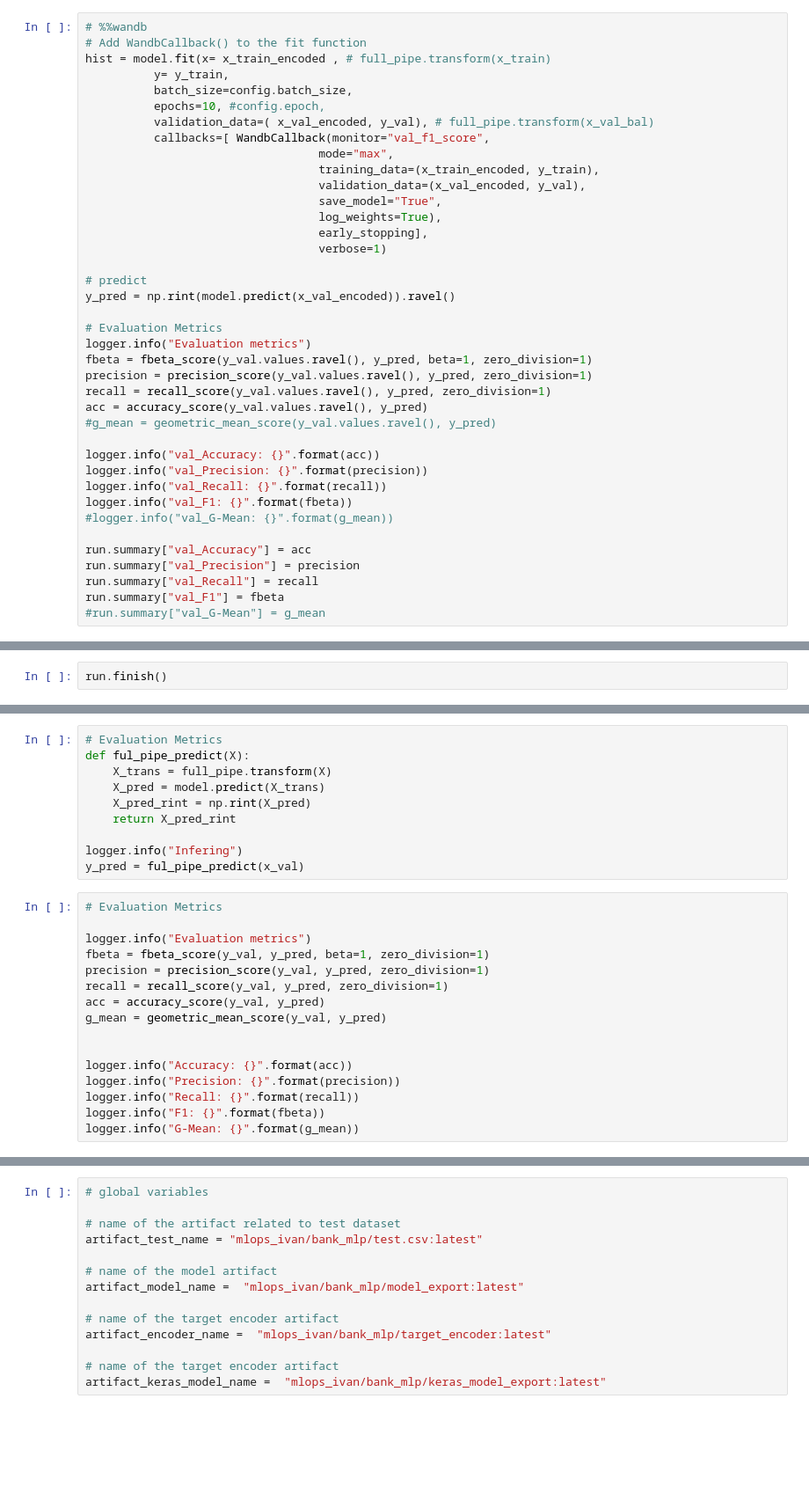
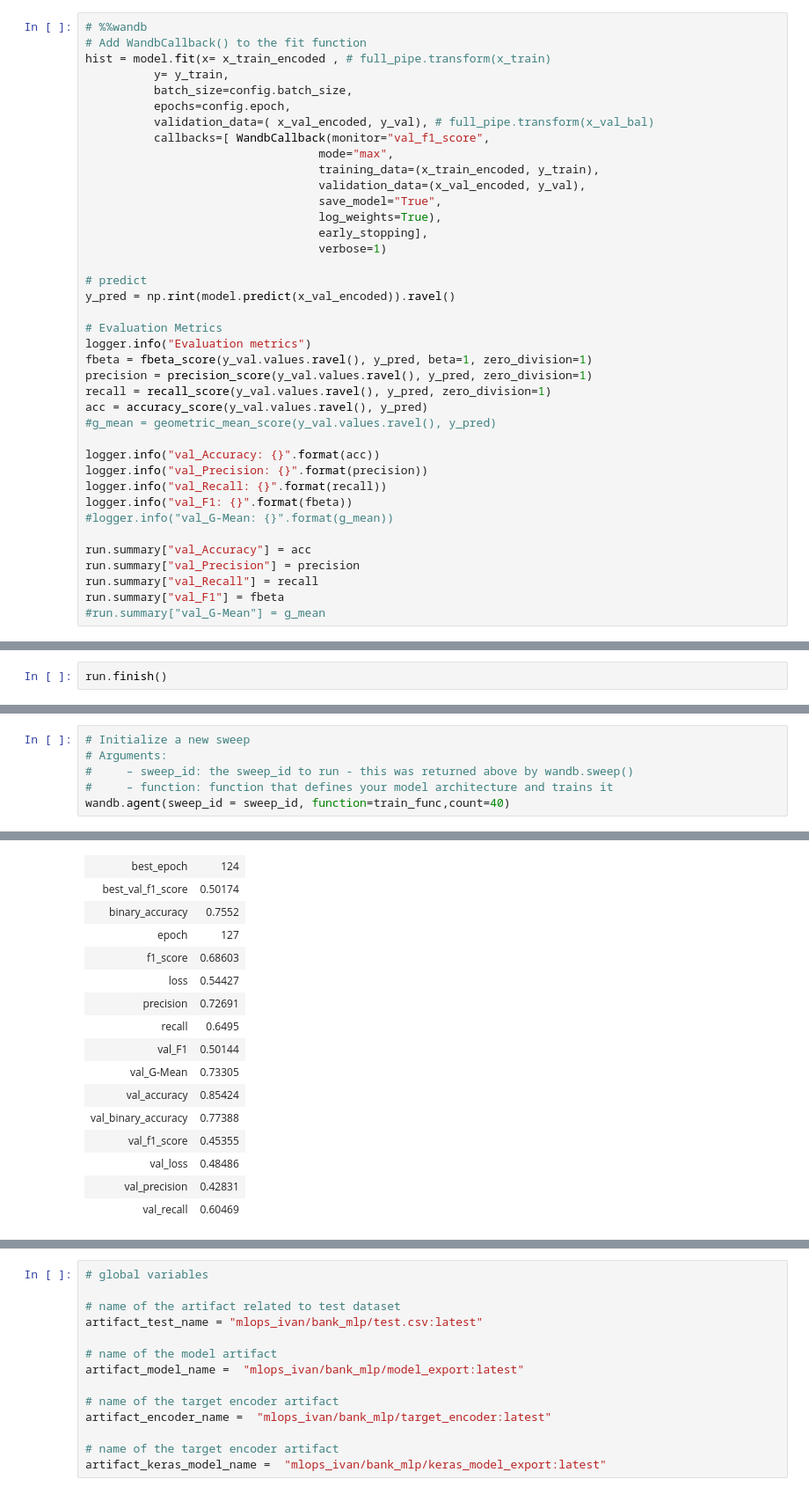
Before and after one commit to francisvalguedes/bank_marketing_mlp, a Jupyter notebook: model/train_test.ipynb, the cells around one changed output, grey strips where cells are left out. Shown: that part at 88% size. Cells and saved outputs as stored; diff of their text form; blank space fills up the shorter version.

```diff
--- a/model/train_test.ipynb
+++ b/model/train_test.ipynb
@@ -825,7 +808,7 @@ early_stopping = callbacks.EarlyStopping(
 hist = model.fit(x= x_train_encoded , # full_pipe.transform(x_train)
           y= y_train,
           batch_size=config.batch_size,
-          epochs=10, #config.epoch,
+          epochs=config.epoch,
           validation_data=( x_val_encoded, y_val), # full_pipe.transform(x_val_bal)
           callbacks=[ WandbCallback(monitor="val_f1_score",
                                   mode="max",
@@ -1595,26 +878,0 @@ _, test_acc = model.evaluate(full_pipe.transform(x_val), y_val, verbose=1)
-# %%
-# Evaluation Metrics
-def ful_pipe_predict(X):
-    X_trans = full_pipe.transform(X)
-    X_pred = model.predict(X_trans)
-    X_pred_rint = np.rint(X_pred)
-    return X_pred_rint
-
-logger.info("Infering")
-y_pred = ful_pipe_predict(x_val)
-# %%
-# Evaluation Metrics
-
-logger.info("Evaluation metrics")
-fbeta = fbeta_score(y_val, y_pred, beta=1, zero_division=1)
-precision = precision_score(y_val, y_pred, zero_division=1)
-recall = recall_score(y_val, y_pred, zero_division=1)
-acc = accuracy_score(y_val, y_pred)
-g_mean = geometric_mean_score(y_val, y_pred)
-
-
-logger.info("Accuracy: {}".format(acc))
-logger.info("Precision: {}".format(precision))
-logger.info("Recall: {}".format(recall))
-logger.info("F1: {}".format(fbeta))
-logger.info("G-Mean: {}".format(g_mean))
@@ -1650,0 +1174,7 @@ run.finish()
+# %%
+# Initialize a new sweep
+# Arguments:
+#     – sweep_id: the sweep_id to run - this was returned above by wandb.sweep()
+#     – function: function that defines your model architecture and trains it
+wandb.agent(sweep_id = sweep_id, function=train_func,count=40)
+# %% [output]
@@ -1650,0 +1219,16 @@ run.finish()
+| best_epoch | 124 |
+| best_val_f1_score | 0.50174 |
+| binary_accuracy | 0.7552 |
+| epoch | 127 |
+| f1_score | 0.68603 |
+| loss | 0.54427 |
+| precision | 0.72691 |
+| recall | 0.6495 |
+| val_F1 | 0.50144 |
+| val_G-Mean | 0.73305 |
+| val_accuracy | 0.85424 |
+| val_binary_accuracy | 0.77388 |
+| val_f1_score | 0.45355 |
+| val_loss | 0.48486 |
+| val_precision | 0.42831 |
+| val_recall | 0.60469 |
```
Also changed, not shown: parts of 156 cells of this notebook.
